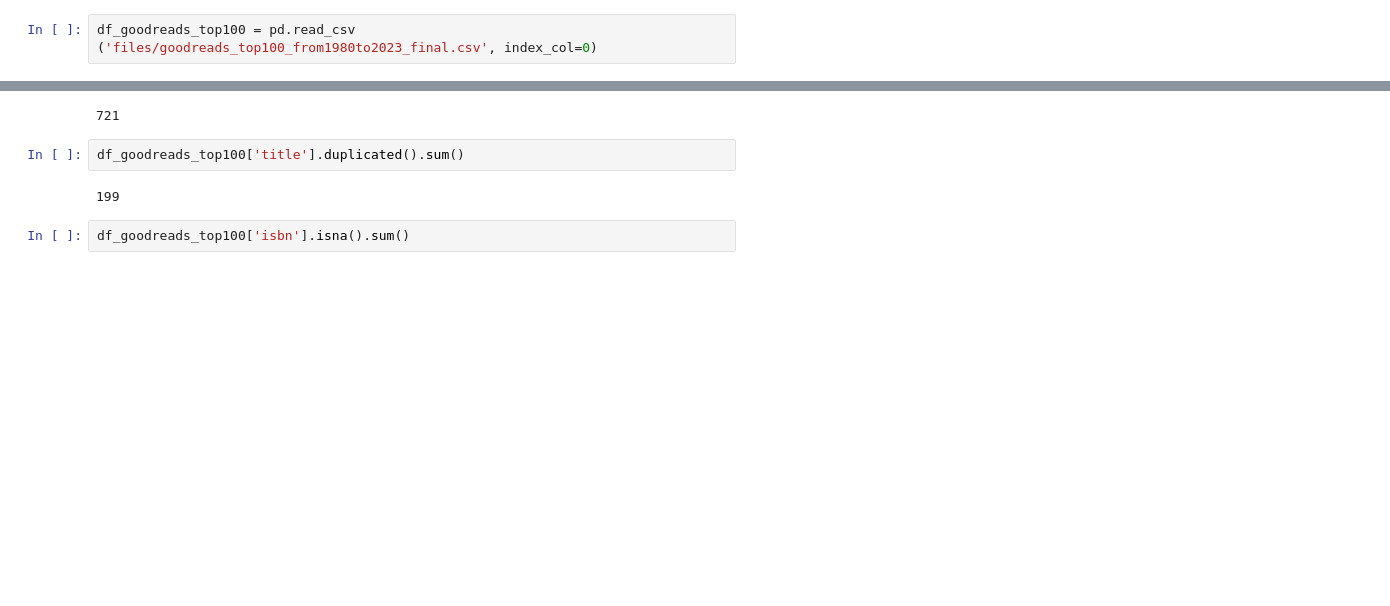
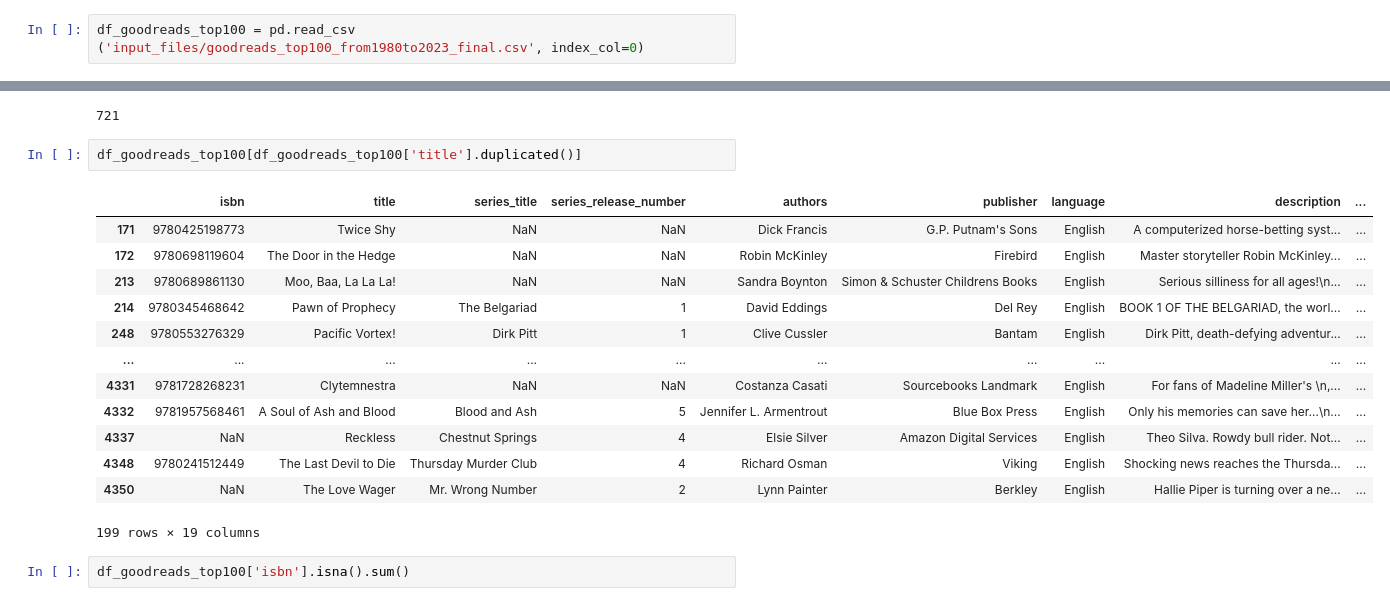
Before and after one commit to raquelmartinrodriguez/promoG-DA-modulo4-sprint2-Laura-Mora-Raquel-Martin, a Jupyter notebook: analisis_raquel.ipynb, the cells around one changed output, grey strips where cells are left out. Cells and saved outputs as stored; diff of their text form; blank space fills up the shorter version.

```diff
--- a/analisis_raquel.ipynb
+++ b/analisis_raquel.ipynb
@@ -5,5 +7,5 @@ pd.set_option('display.max_columns', None) # para poder visualizar todas las col
 # %%
-df_goodreads_top100 = pd.read_csv ('files/goodreads_top100_from1980to2023_final.csv', index_col=0)
+df_goodreads_top100 = pd.read_csv ('input_files/goodreads_top100_from1980to2023_final.csv', index_col=0)
 # %%
 df_goodreads_top100
 # %% [output]
@@ -54,9 +56,21 @@ df_goodreads_top100['isbn'].duplicated().sum()
 # %% [output]
 721
 # %%
-df_goodreads_top100['title'].duplicated().sum()
+df_goodreads_top100[df_goodreads_top100['title'].duplicated()]
 # %% [output]
+|  | isbn | title | series_title | series_release_number | authors | publisher | language | description | ... |
+| 171 | 9780425198773 | Twice Shy | NaN | NaN | Dick Francis | G.P. Putnam's Sons | English | A computerized horse-betting syst... | ... |
+| 172 | 9780698119604 | The Door in the Hedge | NaN | NaN | Robin McKinley | Firebird | English | Master storyteller Robin McKinley... | ... |
+| 213 | 9780689861130 | Moo, Baa, La La La! | NaN | NaN | Sandra Boynton | Simon & Schuster Childrens Books | English | Serious silliness for all ages!\n... | ... |
+| 214 | 9780345468642 | Pawn of Prophecy | The Belgariad | 1 | David Eddings | Del Rey | English | BOOK 1 OF THE BELGARIAD, the worl... | ... |
+| 248 | 9780553276329 | Pacific Vortex! | Dirk Pitt | 1 | Clive Cussler | Bantam | English | Dirk Pitt, death-defying adventur... | ... |
+| ... | ... | ... | ... | ... | ... | ... | ... | ... | ... |
+| 4331 | 9781728268231 | Clytemnestra | NaN | NaN | Costanza Casati | Sourcebooks Landmark | English | For fans of Madeline Miller's \n,... | ... |
+| 4332 | 9781957568461 | A Soul of Ash and Blood | Blood and Ash | 5 | Jennifer L. Armentrout | Blue Box Press | English | Only his memories can save her…\n... | ... |
+| 4337 | NaN | Reckless | Chestnut Springs | 4 | Elsie Silver | Amazon Digital Services | English | Theo Silva. Rowdy bull rider. Not... | ... |
+| 4348 | 9780241512449 | The Last Devil to Die | Thursday Murder Club | 4 | Richard Osman | Viking | English | Shocking news reaches the Thursda... | ... |
+| 4350 | NaN | The Love Wager | Mr. Wrong Number | 2 | Lynn Painter | Berkley | English | Hallie Piper is turning over a ne... | ... |
-199
+199 rows × 19 columns
 # %%
 df_goodreads_top100['isbn'].isna().sum()
 # %% [output]
```
Also changed, not shown: parts of 26 cells of this notebook, 20 other files.
